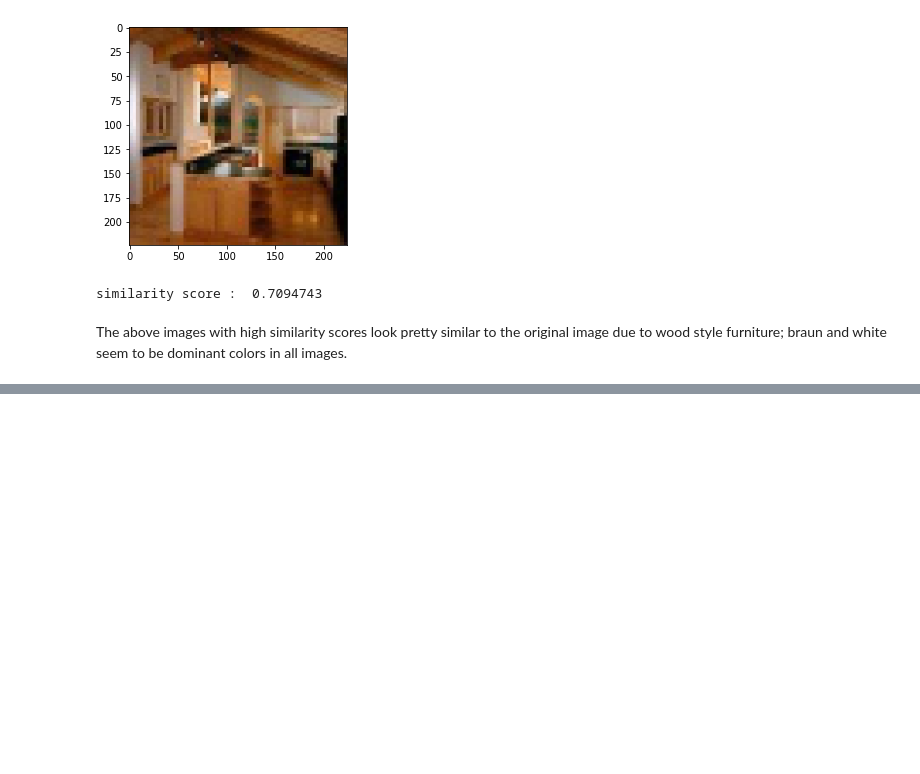
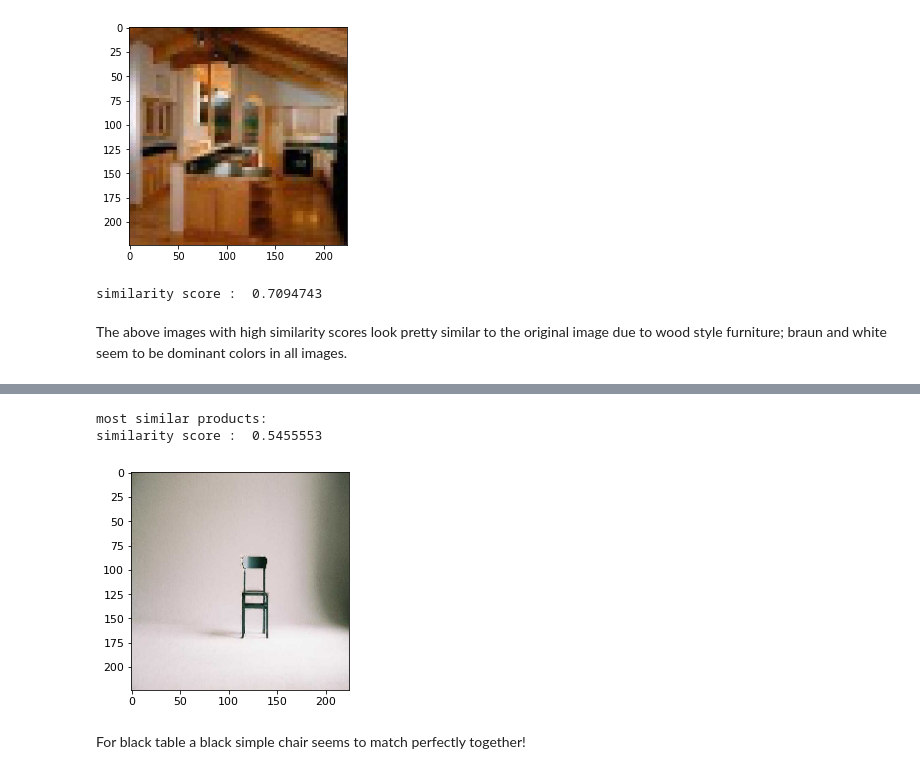
Before and after one commit to risa1796/HOME24, a Jupyter notebook: Interior_Design_Trends_and_Recommendation.ipynb, the cells around one changed output, grey strips where cells are left out. Saved outputs shown, nothing was run; the diff lists cells and outputs as text; code cells hidden in the pictures; blank space fills up the shorter version.

```diff
--- a/Interior_Design_Trends_and_Recommendation.ipynb
+++ b/Interior_Design_Trends_and_Recommendation.ipynb
@@ -737,0 +875,7 @@ The above images with high similarity scores look pretty similar to the original
+# %%
+# extract the images features
+
+imgs_features = feat_extractor.predict(processed_imgs)
+
+print("features successfully extracted!")
+imgs_features.shape
@@ -737,0 +886,9 @@ The above images with high similarity scores look pretty similar to the original
+# %%
+# compute cosine similarities between images
+
+cosSimilarities = cosine_similarity(imgs_features)
+
+# store the results into a pandas dataframe
+
+cos_similarities_df = pd.DataFrame(cosSimilarities, columns=files, index=files)
+cos_similarities_df.head()
@@ -737,0 +903,15 @@ The above images with high similarity scores look pretty similar to the original
+# %%
+# function to retrieve the most similar products for a given one
+
+def retrieve_most_matching_products(given_img):
+
+    print("most similar products:")
+
+    closest_imgs = cos_similarities_df[given_img].sort_values(ascending=False)[1:nb_closest_images+1].index
+    closest_imgs_scores = cos_similarities_df[given_img].sort_values(ascending=False)[1:nb_closest_images+1]
+
+    for i in range(0,len(closest_imgs)):
+        original = load_img(closest_imgs[i], target_size=(imgs_model_width, imgs_model_height))
+        plt.imshow(original)
+        plt.show()
+        print("similarity score : ",closest_imgs_scores[i])
@@ -737,0 +920,8 @@ The above images with high similarity scores look pretty similar to the original
+# %%
+retrieve_most_matching_products(files[-1])
+# %% [output]
+most similar products:
+similarity score :  0.5455553
+[figure, added]
+# %% [markdown]
+For black table a black simple chair seems to match perfectly together!
```
Also changed, not shown: parts of 28 cells of this notebook.
